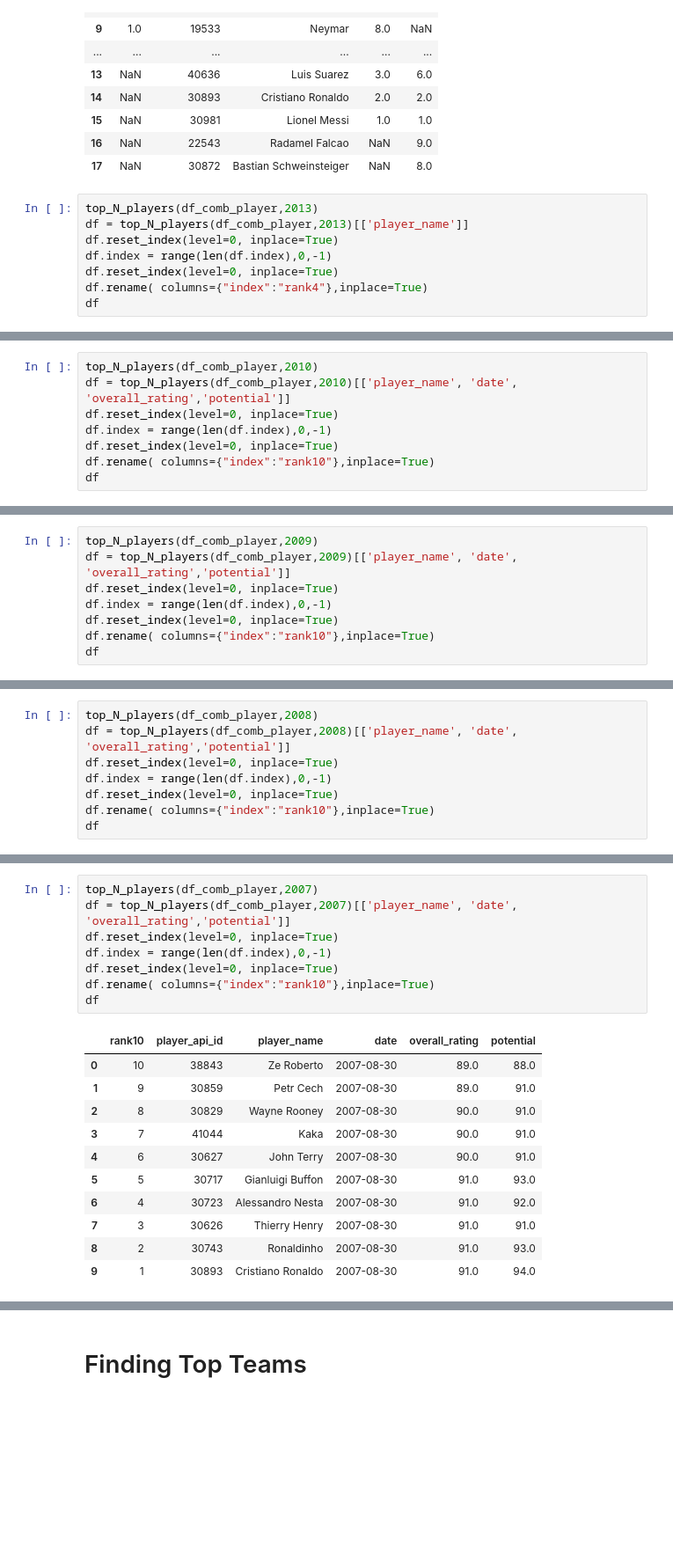
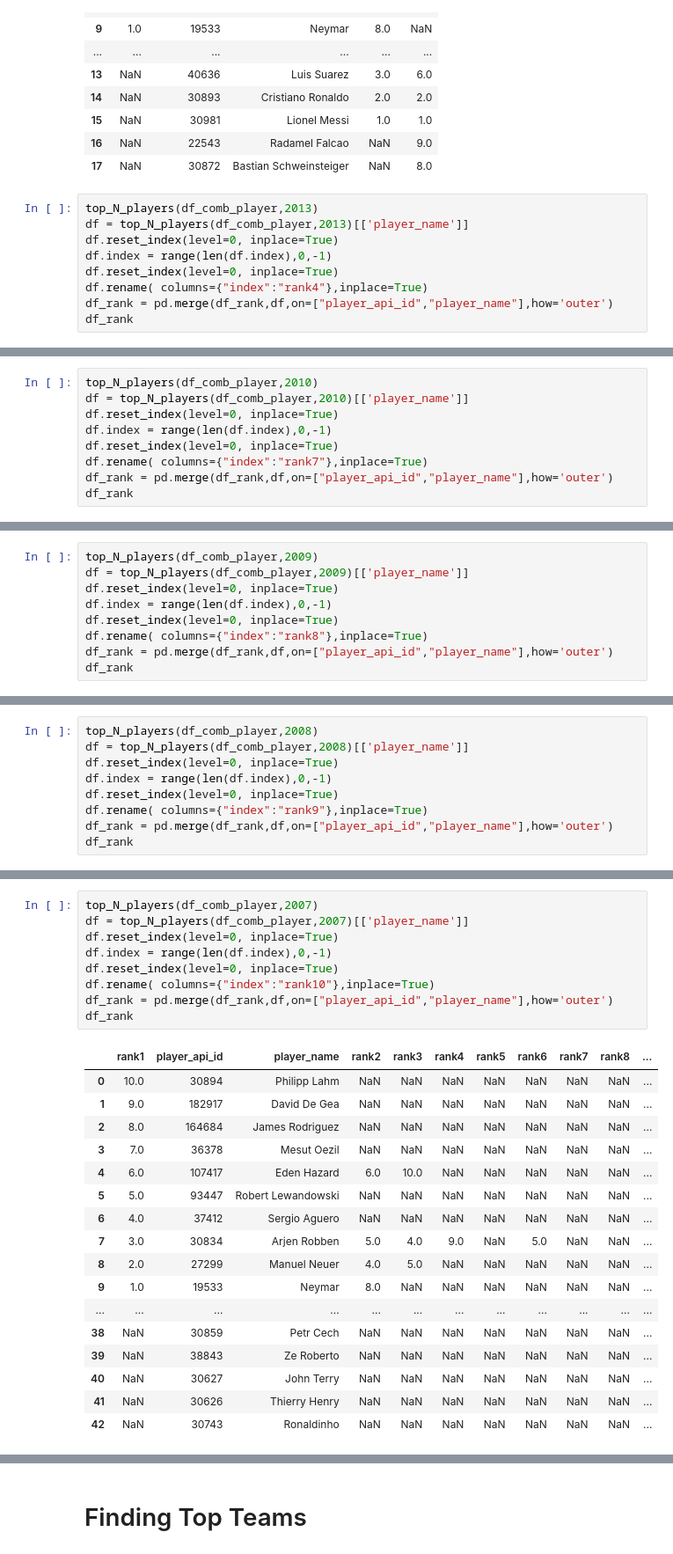
Before and after one commit to abhiksark/Udacity-DataAnalyst-Nanodegree, a Jupyter notebook: football_analysis/Updated_EDA.ipynb, the cells around one changed output, grey strips where cells are left out. Shown at 88% size. Saved outputs shown, nothing was run; the diff lists cells and outputs as text; blank space fills up the shorter version.

```diff
--- a/football_analysis/Updated_EDA.ipynb
+++ b/football_analysis/Updated_EDA.ipynb
@@ -283,5 +283,6 @@ df.reset_index(level=0, inplace=True)
 df.index = range(len(df.index),0,-1)
 df.reset_index(level=0, inplace=True)
 df.rename( columns={"index":"rank4"},inplace=True)
-df
+df_rank = pd.merge(df_rank,df,on=["player_api_id","player_name"],how='outer')
+df_rank
 # %% [output]
@@ -353,9 +360,10 @@ df_rank
 # %%
 top_N_players(df_comb_player,2010)
-df = top_N_players(df_comb_player,2010)[['player_name', 'date', 'overall_rating','potential']]
+df = top_N_players(df_comb_player,2010)[['player_name']]
 df.reset_index(level=0, inplace=True)
 df.index = range(len(df.index),0,-1)
 df.reset_index(level=0, inplace=True)
-df.rename( columns={"index":"rank10"},inplace=True)
-df
+df.rename( columns={"index":"rank7"},inplace=True)
+df_rank = pd.merge(df_rank,df,on=["player_api_id","player_name"],how='outer')
+df_rank
 # %% [output]
@@ -373,9 +387,10 @@ df
 # %%
 top_N_players(df_comb_player,2009)
-df = top_N_players(df_comb_player,2009)[['player_name', 'date', 'overall_rating','potential']]
+df = top_N_players(df_comb_player,2009)[['player_name']]
 df.reset_index(level=0, inplace=True)
 df.index = range(len(df.index),0,-1)
 df.reset_index(level=0, inplace=True)
-df.rename( columns={"index":"rank10"},inplace=True)
-df
+df.rename( columns={"index":"rank8"},inplace=True)
+df_rank = pd.merge(df_rank,df,on=["player_api_id","player_name"],how='outer')
+df_rank
 # %% [output]
@@ -393,9 +414,10 @@ df
 # %%
 top_N_players(df_comb_player,2008)
-df = top_N_players(df_comb_player,2008)[['player_name', 'date', 'overall_rating','potential']]
+df = top_N_players(df_comb_player,2008)[['player_name']]
 df.reset_index(level=0, inplace=True)
 df.index = range(len(df.index),0,-1)
 df.reset_index(level=0, inplace=True)
-df.rename( columns={"index":"rank10"},inplace=True)
-df
+df.rename( columns={"index":"rank9"},inplace=True)
+df_rank = pd.merge(df_rank,df,on=["player_api_id","player_name"],how='outer')
+df_rank
 # %% [output]
@@ -413,20 +441,27 @@ df
 # %%
 top_N_players(df_comb_player,2007)
-df = top_N_players(df_comb_player,2007)[['player_name', 'date', 'overall_rating','potential']]
+df = top_N_players(df_comb_player,2007)[['player_name']]
 df.reset_index(level=0, inplace=True)
 df.index = range(len(df.index),0,-1)
 df.reset_index(level=0, inplace=True)
 df.rename( columns={"index":"rank10"},inplace=True)
-df
+df_rank = pd.merge(df_rank,df,on=["player_api_id","player_name"],how='outer')
+df_rank
 # %% [output]
-|  | rank10 | player_api_id | player_name | date | overall_rating | potential |
-| 0 | 10 | 38843 | Ze Roberto | 2007-08-30 | 89.0 | 88.0 |
-| 1 | 9 | 30859 | Petr Cech | 2007-08-30 | 89.0 | 91.0 |
-| 2 | 8 | 30829 | Wayne Rooney | 2007-08-30 | 90.0 | 91.0 |
-| 3 | 7 | 41044 | Kaka | 2007-08-30 | 90.0 | 91.0 |
-| 4 | 6 | 30627 | John Terry | 2007-08-30 | 90.0 | 91.0 |
-| 5 | 5 | 30717 | Gianluigi Buffon | 2007-08-30 | 91.0 | 93.0 |
-| 6 | 4 | 30723 | Alessandro Nesta | 2007-08-30 | 91.0 | 92.0 |
-| 7 | 3 | 30626 | Thierry Henry | 2007-08-30 | 91.0 | 91.0 |
-| 8 | 2 | 30743 | Ronaldinho | 2007-08-30 | 91.0 | 93.0 |
-| 9 | 1 | 30893 | Cristiano Ronaldo | 2007-08-30 | 91.0 | 94.0 |
+|  | rank1 | player_api_id | player_name | rank2 | rank3 | rank4 | rank5 | rank6 | rank7 | rank8 | ... |
+| 0 | 10.0 | 30894 | Philipp Lahm | NaN | NaN | NaN | NaN | NaN | NaN | NaN | ... |
+| 1 | 9.0 | 182917 | David De Gea | NaN | NaN | NaN | NaN | NaN | NaN | NaN | ... |
+| 2 | 8.0 | 164684 | James Rodriguez | NaN | NaN | NaN | NaN | NaN | NaN | NaN | ... |
+| 3 | 7.0 | 36378 | Mesut Oezil | NaN | NaN | NaN | NaN | NaN | NaN | NaN | ... |
+| 4 | 6.0 | 107417 | Eden Hazard | 6.0 | 10.0 | NaN | NaN | NaN | NaN | NaN | ... |
+| 5 | 5.0 | 93447 | Robert Lewandowski | NaN | NaN | NaN | NaN | NaN | NaN | NaN | ... |
+| 6 | 4.0 | 37412 | Sergio Aguero | NaN | NaN | NaN | NaN | NaN | NaN | NaN | ... |
+| 7 | 3.0 | 30834 | Arjen Robben | 5.0 | 4.0 | 9.0 | NaN | 5.0 | NaN | NaN | ... |
+| 8 | 2.0 | 27299 | Manuel Neuer | 4.0 | 5.0 | NaN | NaN | NaN | NaN | NaN | ... |
+| 9 | 1.0 | 19533 | Neymar | 8.0 | NaN | NaN | NaN | NaN | NaN | NaN | ... |
+| ... | ... | ... | ... | ... | ... | ... | ... | ... | ... | ... | ... |
+| 38 | NaN | 30859 | Petr Cech | NaN | NaN | NaN | NaN | NaN | NaN | NaN | ... |
+| 39 | NaN | 38843 | Ze Roberto | NaN | NaN | NaN | NaN | NaN | NaN | NaN | ... |
+| 40 | NaN | 30627 | John Terry | NaN | NaN | NaN | NaN | NaN | NaN | NaN | ... |
+| 41 | NaN | 30626 | Thierry Henry | NaN | NaN | NaN | NaN | NaN | NaN | NaN | ... |
+| 42 | NaN | 30743 | Ronaldinho | NaN | NaN | NaN | NaN | NaN | NaN | NaN | ... |
```
Also changed, not shown: parts of 12 cells of this notebook.
